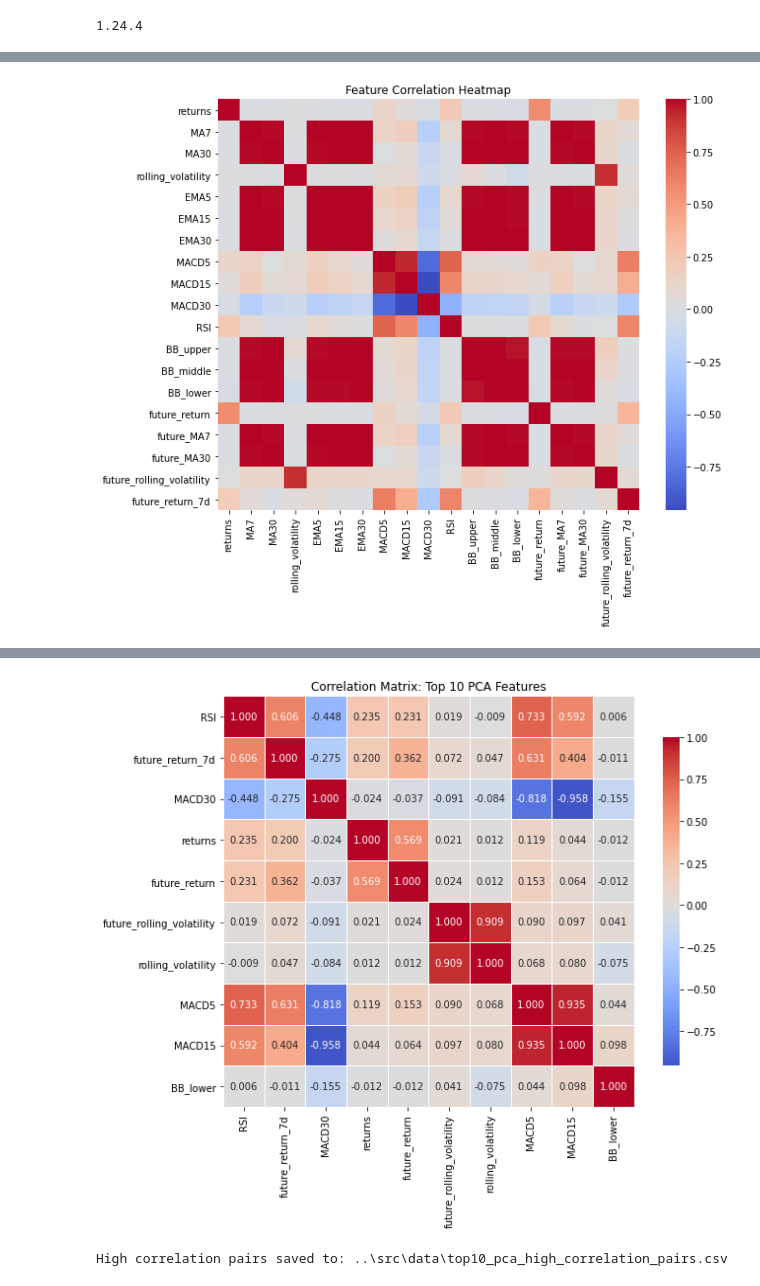
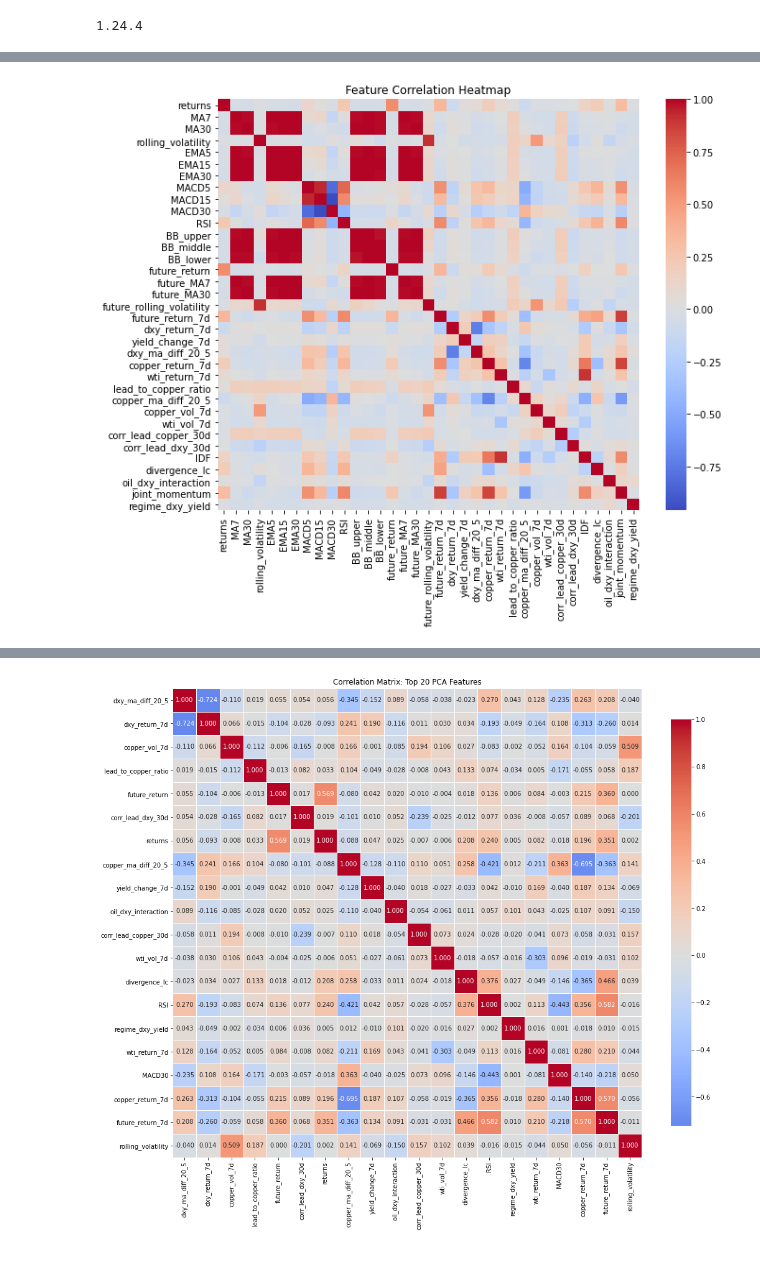
Before and after one commit to cg4761-cmyk/Project_Macro_Impact_On_Lead, a Jupyter notebook: eda/EDA.ipynb, the cells around one changed output, grey strips where cells are left out. Cells and saved outputs as stored; diff of their text form; code cells hidden in the pictures.

```diff
--- a/eda/EDA.ipynb
+++ b/eda/EDA.ipynb
@@ -32,7 +32,7 @@ or from the matplotlib source distribution
 # %%
 # Load train.csv
 data_dir = Path("../data_processed")
-train_df = pd.read_csv(data_dir / "all_features.csv", index_col=0, parse_dates=True)
+train_df = pd.read_csv(data_dir / "all_features_with_macro.csv", index_col=0, parse_dates=True)
 
 print(f"TData shape: {train_df.shape}")
 print(f"Date range: {train_df.index.min()} to {train_df.index.max()}")
@@ -57,6 +57,6 @@ First few rows:
 # %%
 # Extract features (X) - exclude target variables
-irr_cols = ['LOPBDY LME Comdty', 'return_7d', 'target', 'Security']
+irr_cols = ['LOPBDY LME Comdty', 'return_7d', 'target', 'Date']
 X = train_df.drop(columns=irr_cols, errors='ignore')
 
 print(f"Feature matrix X shape: {X.shape}")
@@ -236,57 +237,61 @@ plt.savefig(os.path.join(figure_path, "feature_corr_heatmap.png"), dpi=300, bbox
 
 plt.show()
 # %% [output]
-[figure, old version]
+[figure, new version]
 # %%
 # Check high correlation among top 10 features from first PCA (Cell 4)
 # Filter high correlation pairs to only include pairs where both features are in top 10
 
-# Top 10 features from first PCA (Cell 4)
-top_10_pca_features = ['RSI', 'future_return_7d', 'MACD30', 'returns', 'future_return',
-                       'future_rolling_volatility', 'rolling_volatility', 'MACD5', 'MACD15', 'BB_lower']
+# Top 20 features from first PCA (Cell 4)
+top_20_pca_features = ['dxy_ma_diff_20_5', 'dxy_return_7d', 'copper_vol_7d',
+                       'lead_to_copper_ratio', 'future_return', 'corr_lead_dxy_30d', 'returns',
+                       'copper_ma_diff_20_5', 'yield_change_7d', 'oil_dxy_interaction',
+                       'corr_lead_copper_30d', 'wti_vol_7d', 'divergence_lc', 'RSI',
+                       'regime_dxy_yield', 'wti_return_7d', 'MACD30', 'copper_return_7d',
+                       'future_return_7d', 'rolling_volatility']
 
 # Get correlation matrix for all features
 corr_matrix = X.corr()
 
 # Find high correlation pairs among top 10 PCA features
-top_10_high_corr_pairs = []
-for i in top_10_pca_features:
-    for j in top_10_pca_features:
+top_20_high_corr_pairs = []
+for i in top_20_pca_features:
+    for j in top_20_pca_features:
         if i < j:  # Only check upper triangle to avoid duplicates
             if i in corr_matrix.columns and j in corr_matrix.columns:
                 corr_val = corr_matrix.loc[i, j]
                 if abs(corr_val) > 0.85:  # High correlation threshold
-                    top_10_high_corr_pairs.append({
+                    top_20_high_corr_pairs.append({
                         'Feature1': i,
                         'Feature2': j,
                         'Correlation': corr_val
                     })
 
 # Convert to DataFrame for better display
-if top_10_high_corr_pairs:
-    top_10_high_corr_df = pd.DataFrame(top_10_high_corr_pairs)
-    top_10_high_corr_df = top_10_high_corr_df.sort_values('Correlation', key=abs, ascending=False)
+if top_20_high_corr_pairs:
+    top_20_high_corr_df = pd.DataFrame(top_20_high_corr_pairs)
+    top_20_high_corr_df = top_20_high_corr_df.sort_values('Correlation', key=abs, ascending=False)
 
     print("="*60)
-    print("HIGH CORRELATION PAIRS IN TOP 10 PCA FEATURES")
+    print("HIGH CORRELATION PAIRS IN TOP 20 PCA FEATURES")
     print("="*60)
-    print(f"\nFound {len(top_10_high_corr_pairs)} high correlation pairs (|correlation| > 0.85):\n")
-    print(top_10_high_corr_df.to_string(index=False))
+    print(f"\nFound {len(top_20_high_corr_pairs)} high correlation pairs (|correlation| > 0.85):\n")
+    print(top_20_high_corr_df.to_string(index=False))
 
     print(f"\nSummary:")
-    print(f"  Total high correlation pairs in top 10: {len(top_10_high_corr_pairs)}")
-    print(f"  Positive correlations: {(top_10_high_corr_df['Correlation'] > 0).sum()}")
-    print(f"  Negative correlations: {(top_10_high_corr_df['Correlation'] < 0).sum()}")
-    if len(top_10_high_corr_df) > 0:
-        print(f"  Max correlation: {top_10_high_corr_df['Correlation'].abs().max():.4f}")
-        print(f"  Min correlation: {top_10_high_corr_df['Correlation'].abs().min():.4f}")
+    print(f"  Total high correlation pairs in top 20: {len(top_20_high_corr_pairs)}")
+    print(f"  Positive correlations: {(top_20_high_corr_df['Correlation'] > 0).sum()}")
+    print(f"  Negative correlations: {(top_20_high_corr_df['Correlation'] < 0).sum()}")
+    if len(top_20_high_corr_df) > 0:
+        print(f"  Max correlation: {top_20_high_corr_df['Correlation'].abs().max():.4f}")
+        print(f"  Min correlation: {top_20_high_corr_df['Correlation'].abs().min():.4f}")
 
-    # Visualize correlation matrix for top 10 features
+    # Visualize correlation matrix for top 20 features
     plt.figure(figsize=(10, 8))
-    top_10_corr = corr_matrix.loc[top_10_pca_features, top_10_pca_features]
-    sns.heatmap(top_10_corr, annot=True, fmt='.3f', cmap='coolwarm', center=0,
+    top_20_corr = corr_matrix.loc[top_20_pca_features, top_20_pca_features]
+    sns.heatmap(top_20_corr, annot=True, fmt='.3f', cmap='coolwarm', center=0,
                 square=True, linewidths=1, cbar_kws={"shrink": 0.8})
-    plt.title('Correlation Matrix: Top 10 PCA Features')
+    plt.title('Correlation Matrix: Top 20 PCA Features')
     plt.tight_layout()
 
     # Save the figure
@@ -295,21 +300,21 @@ if top_10_high_corr_pairs:
     plt.show()
 
     # Save high correlation pairs to CSV
-    output_path = Path("../src/data/top10_pca_high_correlation_pairs.csv")
-    top_10_high_corr_df.to_csv(output_path, index=False)
+    output_path = Path("../src/data/top20_pca_high_correlation_pairs.csv")
+    top_20_high_corr_df.to_csv(output_path, index=False)
     print(f"\nHigh correlation pairs saved to: {output_path}")
 else:
     print("="*60)
-    print("HIGH CORRELATION PAIRS IN TOP 10 PCA FEATURES")
+    print("HIGH CORRELATION PAIRS IN TOP 20 PCA FEATURES")
     print("="*60)
-    print("\nNo high correlation pairs found (|correlation| > 0.85) among top 10 PCA features.")
+    print("\nNo high correlation pairs found (|correlation| > 0.85) among top 20 PCA features.")
 
     # Still show correlation matrix for visualization
-    plt.figure(figsize=(10, 8))
-    top_10_corr = corr_matrix.loc[top_10_pca_features, top_10_pca_features]
-    sns.heatmap(top_10_corr, annot=True, fmt='.3f', cmap='coolwarm', center=0,
+    plt.figure(figsize=(15, 13))
+    top_20_corr = corr_matrix.loc[top_20_pca_features, top_20_pca_features]
+    sns.heatmap(top_20_corr, annot=True, fmt='.3f', cmap='coolwarm', center=0,
                 square=True, linewidths=1, cbar_kws={"shrink": 0.8})
-    plt.title('Correlation Matrix: Top 10 PCA Features')
+    plt.title('Correlation Matrix: Top 20 PCA Features')
     plt.tight_layout()
     plt.show()
 # %% [output]
@@ -333,2 +326 @@ Summary:
-[figure, old version]
+[figure, new version]
-High correlation pairs saved to: ..\src\data\top10_pca_high_correlation_pairs.csv
```
Also changed, not shown: parts of 8 cells of this notebook, 3 other files.
